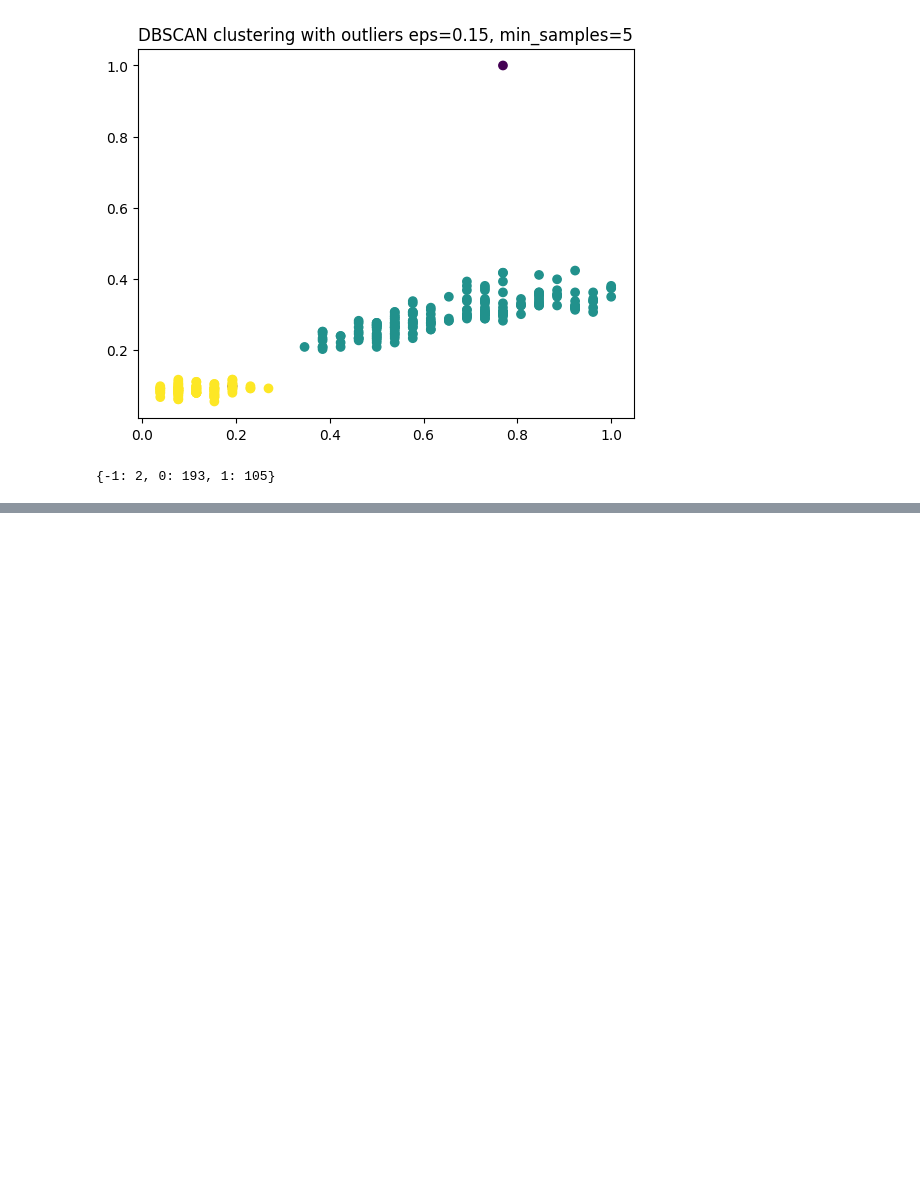
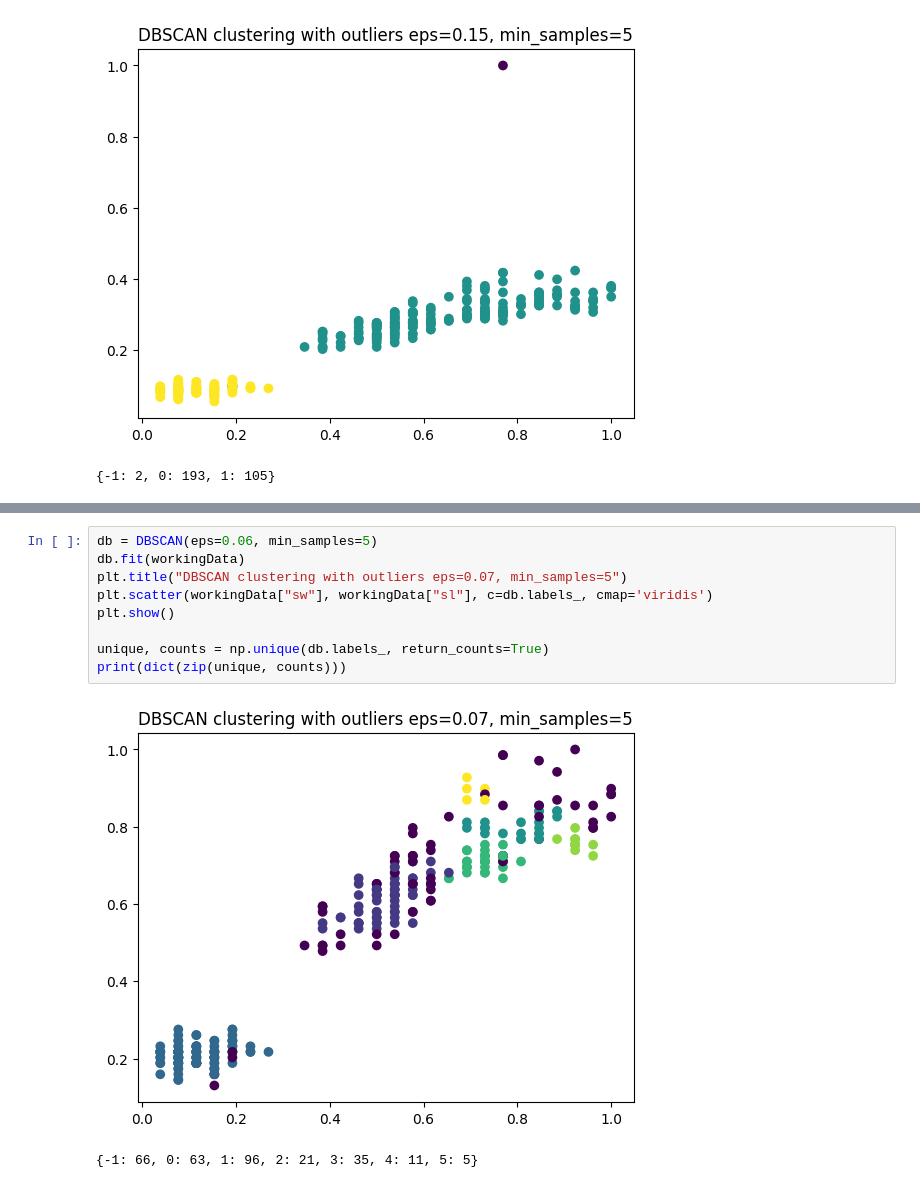
Before and after one commit to otha4350/datamining, a Jupyter notebook: assignment 3/main.ipynb, the cells around one changed output, grey strips where cells are left out. Saved outputs shown, nothing was run; the diff lists cells and outputs as text; blank space fills up the shorter version.

```diff
--- a/assignment 3/main.ipynb
+++ b/assignment 3/main.ipynb
@@ -307,3 +310,15 @@ plt.plot(distances)
 plt.show()
 # %% [output]
 [figure]
+# %%
+db = DBSCAN(eps=0.06, min_samples=5)
+db.fit(workingData)
+plt.title("DBSCAN clustering with outliers eps=0.07, min_samples=5")
+plt.scatter(workingData["sw"], workingData["sl"], c=db.labels_, cmap='viridis')
+plt.show()
+
+unique, counts = np.unique(db.labels_, return_counts=True)
+print(dict(zip(unique, counts)))
+# %% [output]
+[figure, added]
+{-1: 66, 0: 63, 1: 96, 2: 21, 3: 35, 4: 11, 5: 5}
```
Also changed, not shown: parts of 5 cells of this notebook, 2 other files.
